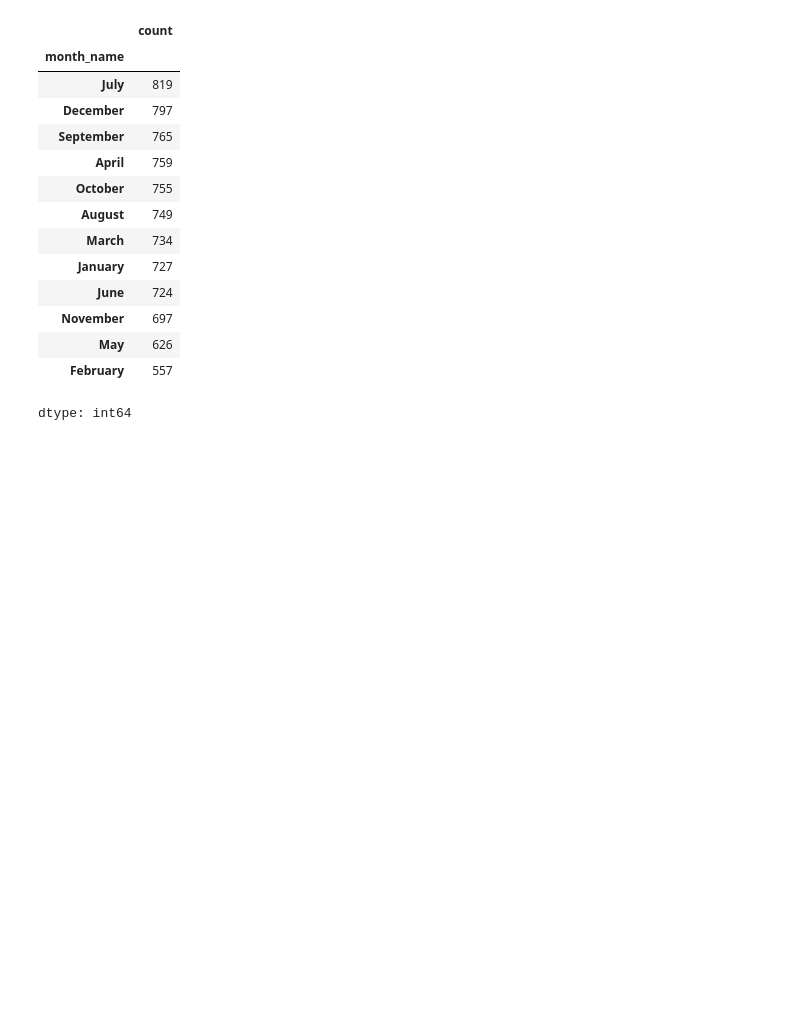
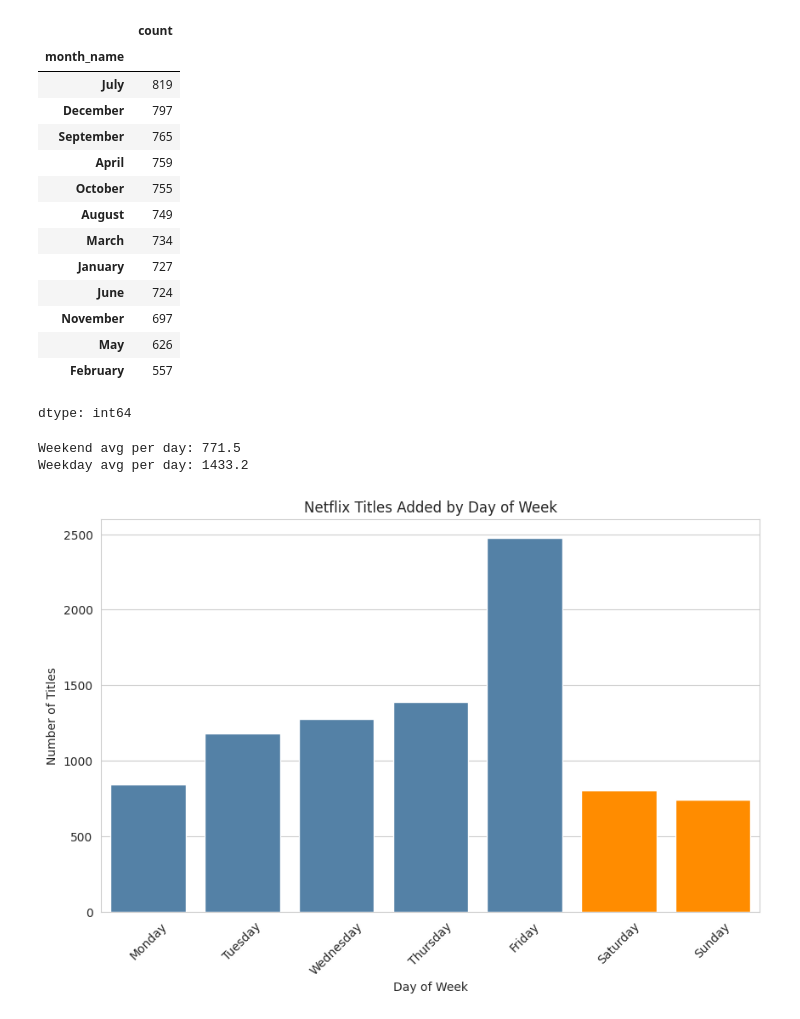
Before and after one commit to shivamsing071-cloud/Netflix-EDA-Analysis, a Jupyter notebook: Untitled1.ipynb, the cells around one changed output. Saved outputs shown, nothing was run; the diff lists cells and outputs as text; code cells hidden in the pictures; blank space fills up the shorter version.

```diff
--- a/Untitled1.ipynb
+++ b/Untitled1.ipynb
@@ -142,4 +142,9 @@ df['date_added'] = pd.to_datetime(df['date_added'], errors='coerce')
 
 df['year_added'] = df['date_added'].dt.year
 df['month_added'] = df['date_added'].dt.month
-df['day_added'] = df['date_added'].dt.day
+df['day_added'] = df['date_added'].dt.day_name()
+# %%
+day_order = ['Monday','Tuesday','Wednesday','Thursday','Friday','Saturday','Sunday']
+
+day_counts = df.dropna(subset=['day_added'])['day_added'].value_counts().reindex(day_order)
+print(day_counts)
@@ -227,3 +242,26 @@ monthly_counts.sort_values(ascending=False)
 | May | 626 |
 | February | 557 |
 dtype: int64
+# %%
+weekend_total = day_counts[['Saturday','Sunday']].sum()
+weekday_total = day_counts[['Monday','Tuesday','Wednesday','Thursday','Friday']].sum()
+print("Weekend avg per day:", weekend_total/2)
+print("Weekday avg per day:", weekday_total/5)
+# %% [output]
+Weekend avg per day: 771.5
+Weekday avg per day: 1433.2
+# %%
+plt.figure(figsize=(10,6))
+ax = sns.barplot(x=day_counts.index, y=day_counts.values, color='steelblue')
+
+for i, day in enumerate(day_order):
+    if day in ['Saturday', 'Sunday']:
+        ax.patches[i].set_facecolor('darkorange')
+
+plt.title('Netflix Titles Added by Day of Week')
+plt.xlabel('Day of Week')
+plt.ylabel('Number of Titles')
+plt.xticks(rotation=45)
+plt.show()
+# %% [output]
+[figure, added]
```
Also changed, not shown: parts of 14 cells of this notebook.
